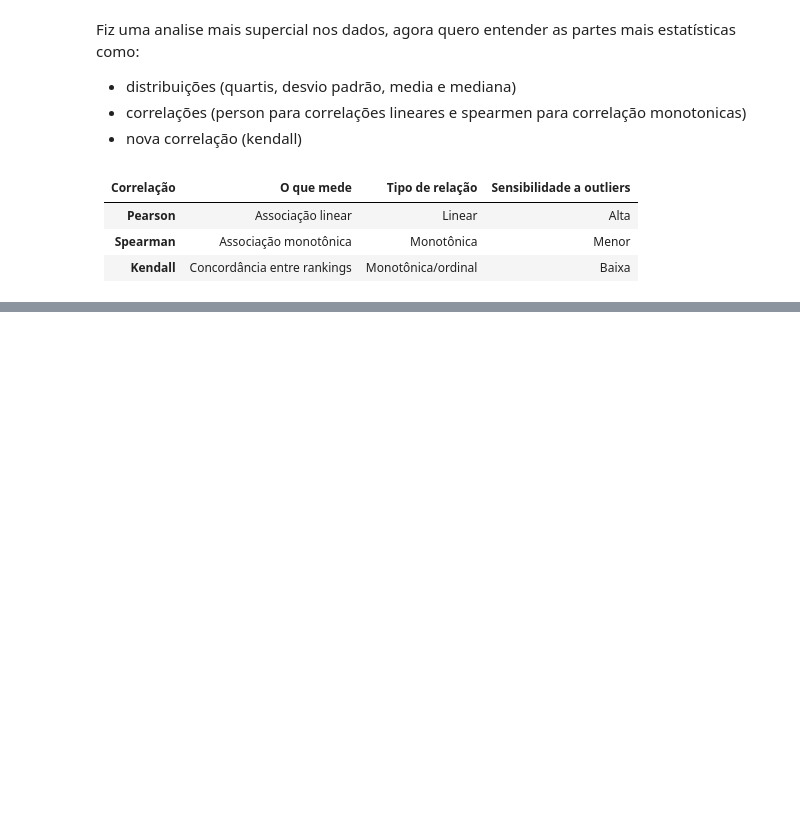
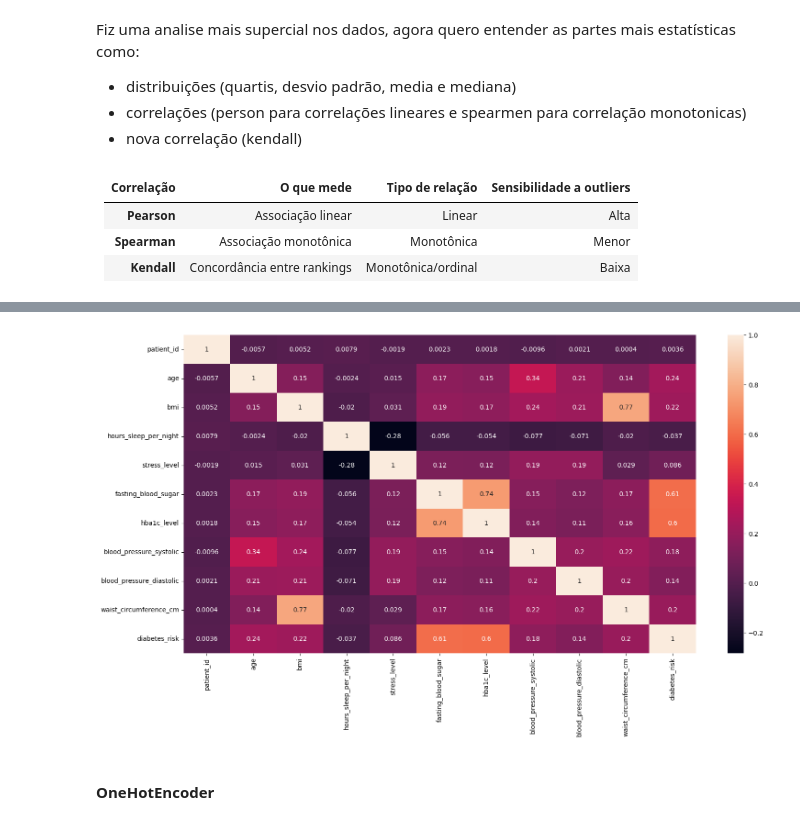
Before and after one commit to twichhs/portifolio_modelagem, a Jupyter notebook: diabtes_mult_class_problem/multi_classes.ipynb, the cells around one changed output, grey strips where cells are left out. Cells and saved outputs as stored; diff of their text form; code cells hidden in the pictures; blank space fills up the shorter version.

```diff
--- a/diabtes_mult_class_problem/multi_classes.ipynb
+++ b/diabtes_mult_class_problem/multi_classes.ipynb
@@ -145,0 +329,10 @@ Tambem vale te lembrar que temos 3 classes para o modelo prever.
+# %%
+plt.rcParams['figure.figsize'] = (18,9)
+
+df_numerico = df.select_dtypes(include=['number'])
+
+matriz_correlacao_pearson = sns.heatmap(df_numerico.corr(method='kendall'), annot=True)
+# %% [output]
+[figure, added]
+# %% [markdown]
+#### OneHotEncoder
```
Also changed, not shown: parts of 58 cells of this notebook.
